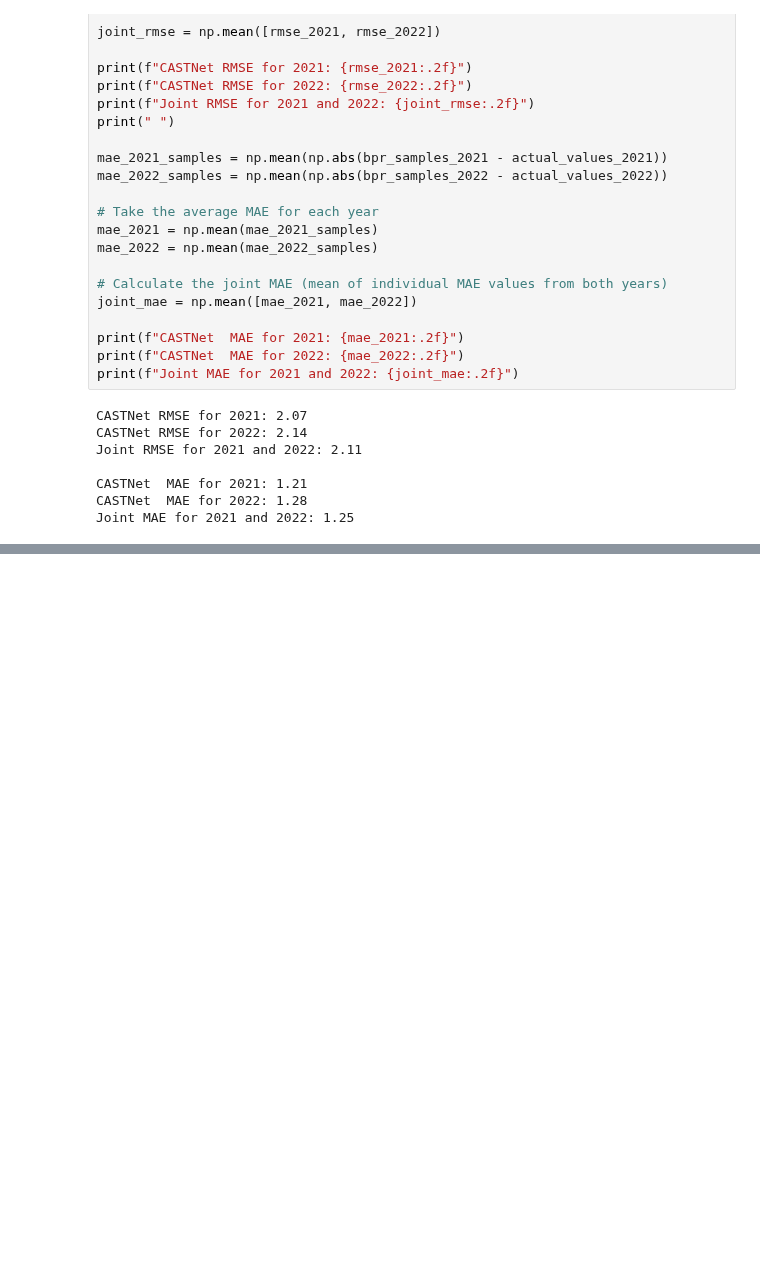
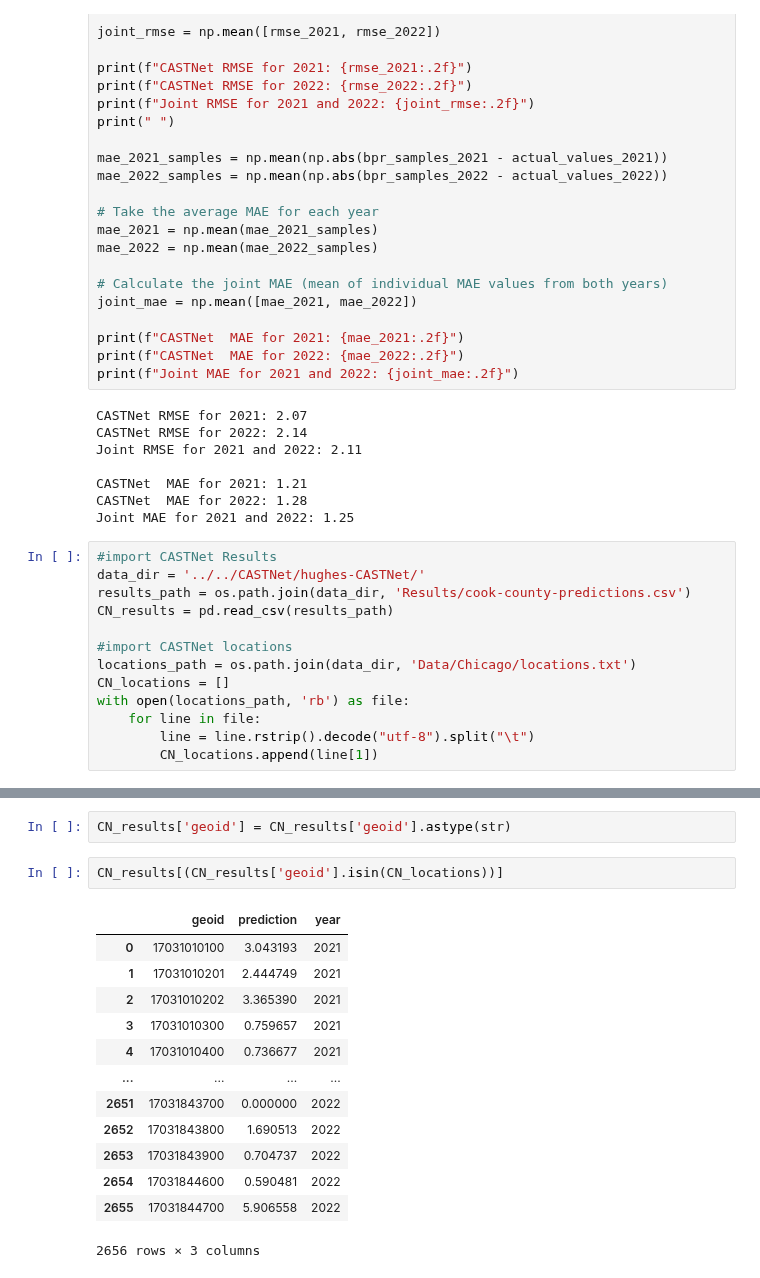
Before and after one commit to tufts-ml/opioid-overdose-models, a Jupyter notebook: cook-county/cook-county-experiment-runner/cook-county-run-models.ipynb, the cells around one changed output, grey strips where cells are left out. Drawn from its saved outputs; the diff is of its cells as text; blank space fills up the shorter version.

Commit message:
Fixing castnet bpr

```diff
--- a/cook-county/cook-county-experiment-runner/cook-county-run-models.ipynb
+++ b/cook-county/cook-county-experiment-runner/cook-county-run-models.ipynb
@@ -553,3 +557,16 @@ Joint RMSE for 2021 and 2022: 2.11
 CASTNet  MAE for 2021: 1.21
 CASTNet  MAE for 2022: 1.28
 Joint MAE for 2021 and 2022: 1.25
+# %%
+#import CASTNet Results
+data_dir = '../../CASTNet/hughes-CASTNet/'
+results_path = os.path.join(data_dir, 'Results/cook-county-predictions.csv')
+CN_results = pd.read_csv(results_path)
+
+#import CASTNet locations
+locations_path = os.path.join(data_dir, 'Data/Chicago/locations.txt')
+CN_locations = []
+with open(locations_path, 'rb') as file:
+    for line in file:
+        line = line.rstrip().decode("utf-8").split("\t")
+        CN_locations.append(line[1])
@@ -555,0 +641,18 @@ Joint MAE for 2021 and 2022: 1.25
+# %%
+CN_results['geoid'] = CN_results['geoid'].astype(str)
+# %%
+CN_results[(CN_results['geoid'].isin(CN_locations))]
+# %% [output]
+|  | geoid | prediction | year |
+| 0 | 17031010100 | 3.043193 | 2021 |
+| 1 | 17031010201 | 2.444749 | 2021 |
+| 2 | 17031010202 | 3.365390 | 2021 |
+| 3 | 17031010300 | 0.759657 | 2021 |
+| 4 | 17031010400 | 0.736677 | 2021 |
+| ... | ... | ... | ... |
+| 2651 | 17031843700 | 0.000000 | 2022 |
+| 2652 | 17031843800 | 1.690513 | 2022 |
+| 2653 | 17031843900 | 0.704737 | 2022 |
+| 2654 | 17031844600 | 0.590481 | 2022 |
+| 2655 | 17031844700 | 5.906558 | 2022 |
+2656 rows × 3 columns
```
Also changed, not shown: parts of 20 cells of this notebook, 2 other files.
